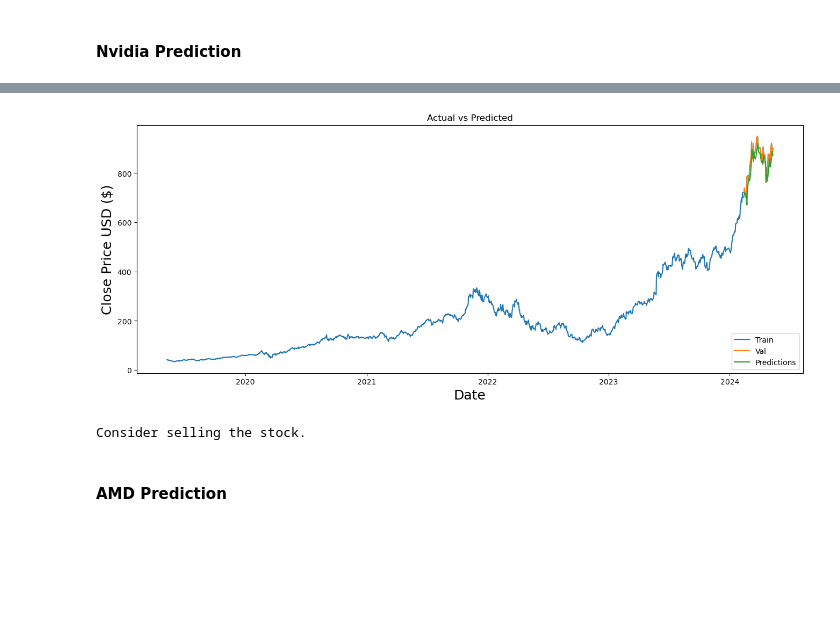
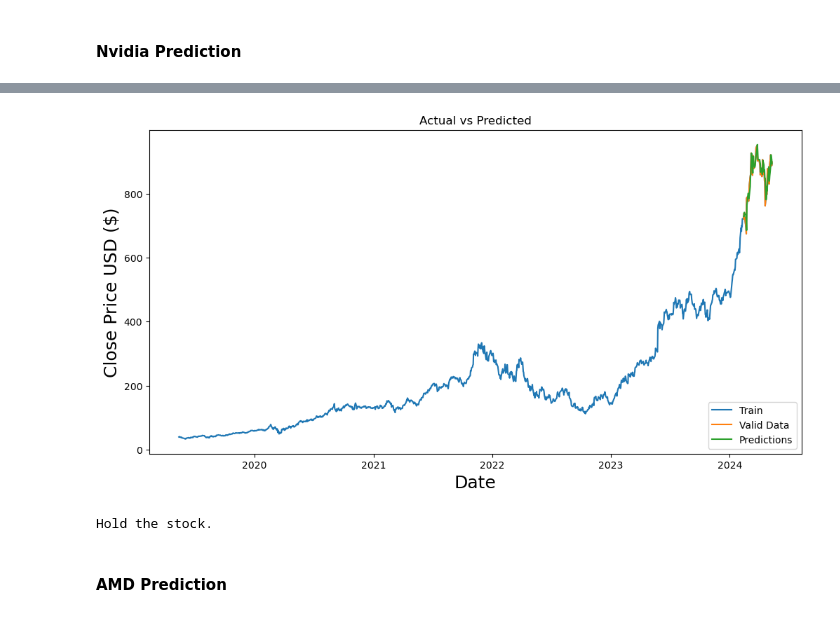
Before and after one commit to Kestrel86/Stock_Analysis, a Jupyter notebook: Reports/report_5-6_5-10.ipynb, the cells around one changed output, grey strips where cells are left out. Saved outputs shown, nothing was run; the diff lists cells and outputs as text; code cells hidden in the pictures; blank space fills up the shorter version.

Commit message:
complete one portion of report

```diff
--- a/Reports/report_5-6_5-10.ipynb
+++ b/Reports/report_5-6_5-10.ipynb
@@ -101,7 +101,7 @@ def preprocess_data(stock_symbol, epochs=100, batch_size=32, window_size=60):
 
     model.compile(optimizer='adam', loss='mse')
 
-    history = model.fit(X_train, y_train, epochs=epochs, batch_size=batch_size, validation_data=(X_test, y_test), verbose=0)
+    model.fit(X_train, y_train, epochs=epochs, batch_size=batch_size, validation_data=(X_test, y_test), verbose=0)
 
     # Make predictions
     test_data = scaled_data[training_data_len - window_size:, :]
@@ -119,7 +119,7 @@ def preprocess_data(stock_symbol, epochs=100, batch_size=32, window_size=60):
     valid = data[training_data_len:]
     valid['Predictions'] = scaled_pred
 
-    return df, valid, model.predict(X_test)
+    return df, valid, scaled_pred
 # %% [markdown]
 ## Analysis of Intel, Nvidia, and AMD - Chip Industry
 # %% [markdown]
@@ -224,6 +254,6 @@ Nvidia is seen to have the worst volatility out of the three available stocks wi
 # %% [markdown]
 #### Nvidia Prediction
 # %%
-df_nvda_5, valid_nvda, pred_nvda = preprocess_data(cpu_list[0])
+df_nvda_5, valid_nvda, pred = preprocess_data(cpu_list[0])
 # %% [output]
 [*********************100%%**********************]  1 of 1 completed
@@ -232,21 +261,23 @@ df_nvda_5, valid_nvda, pred_nvda = preprocess_data(cpu_list[0])
 # %%
 # Visualize the data
-plt.figure(figsize=(16,6))
+plt.figure(figsize=(12,6))
 plt.title('Actual vs Predicted')
 plt.xlabel('Date', fontsize=18)
 plt.ylabel('Close Price USD ($)', fontsize=18)
 plt.plot(df_nvda_5['Close'])
 plt.plot(valid_nvda[['Close', 'Predictions']])
-plt.legend(['Train', 'Val', 'Predictions'], loc='lower right')
+plt.legend(['Train', 'Valid Data', 'Predictions'], loc='lower right')
 plt.show()
+
+# df_nvda_5 shows the real closing prices, Valid Data from valid_nvda is the testing data portion used to test if the model can accurately predict the closing price, Predictions are the real predictions from the model. 100 epochs gives the best accuracy while saving time.
 # %% [output]
-[figure, old version]
+[figure, new version]
 # %%
 # Inpsiration Taken From Tyler Nguyen-Uyemori's Notebook
 current_price = df_nvda_5['Adj Close'].iloc[-1]
 threshold = 0.03
 
-predicted_price = pred_nvda[-1]
+predicted_price = pred[-1]
 if predicted_price > current_price * (1 + threshold):
     print("Consider buying the stock.")
 elif predicted_price < current_price * (1 - threshold):
@@ -254,7 +285,7 @@ elif predicted_price < current_price * (1 - threshold):
 else:
     print("Hold the stock.")
 # %% [output]
-Consider selling the stock.
+Hold the stock.
 # %% [markdown]
 #### AMD Prediction
 # %%
```
Also changed, not shown: parts of 22 cells of this notebook, 1 other file.
